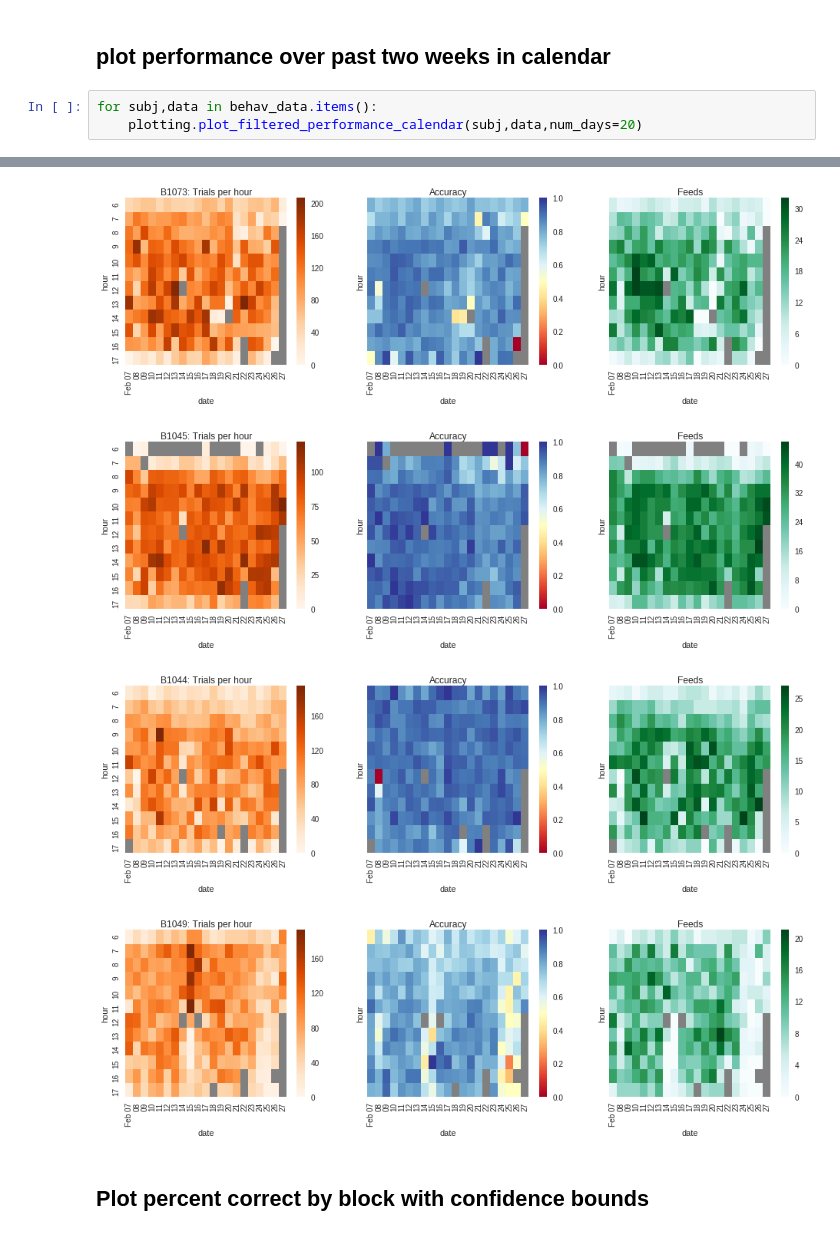
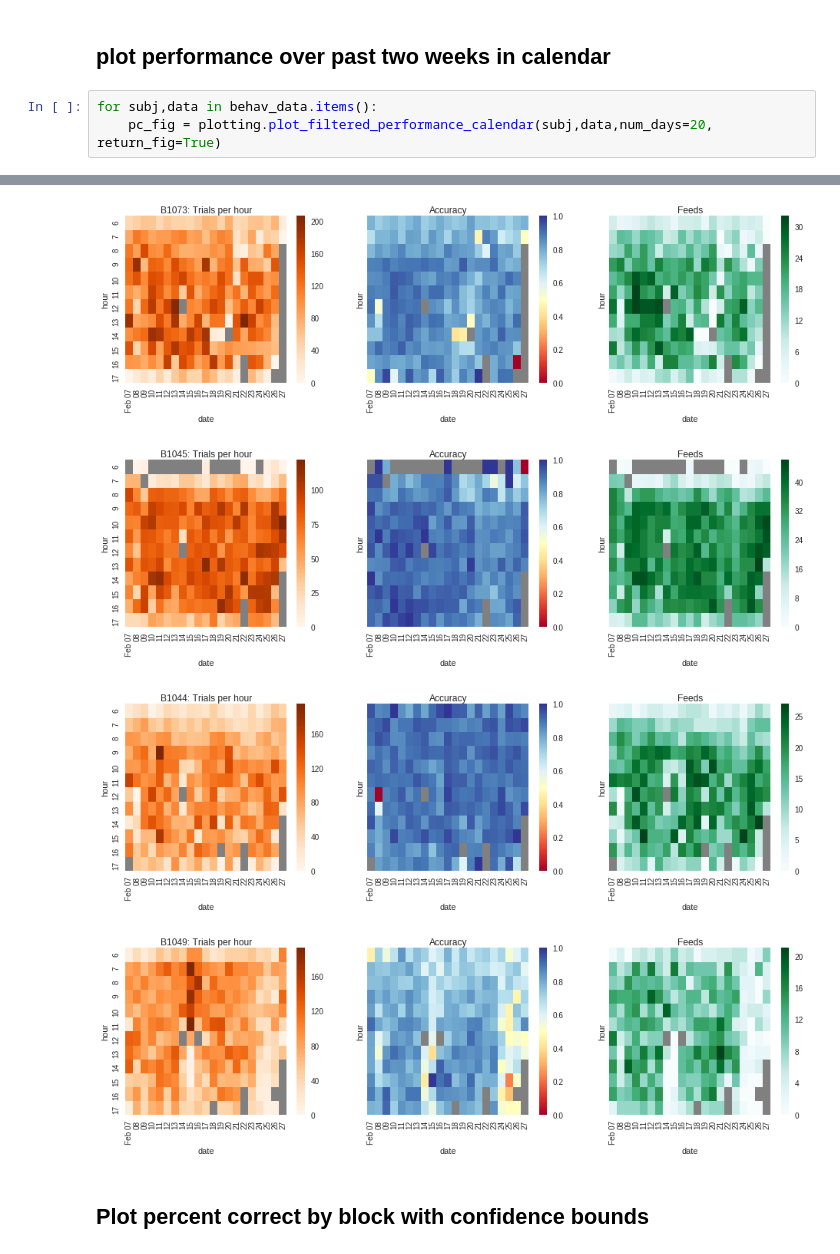
Before and after one commit to gentnerlab/behav-analysis, a Jupyter notebook: notebooks/recent_behavior_analysis.ipynb, the cells around one changed output, grey strips where cells are left out. Drawn from its saved outputs; the diff is of its cells as text.

```diff
--- a/notebooks/recent_behavior_analysis.ipynb
+++ b/notebooks/recent_behavior_analysis.ipynb
@@ -37,5 +42,5 @@ Wall time: 37.4 s
 ## plot performance over past two weeks in calendar
 # %%
 for subj,data in behav_data.items():
-    plotting.plot_filtered_performance_calendar(subj,data,num_days=20)
+    pc_fig = plotting.plot_filtered_performance_calendar(subj,data,num_days=20, return_fig=True)
 # %% [output]
@@ -43,7 +48,7 @@ for subj,data in behav_data.items():
 [figure]
-[figure, old version]
+[figure, new version]
-[figure, old version]
+[figure, new version]
-[figure, old version]
+[figure, new version]
 # %% [markdown]
 ## Plot percent correct by block with confidence bounds
 # %%
```
Also changed, not shown: parts of 9 cells of this notebook, 1 other file.
